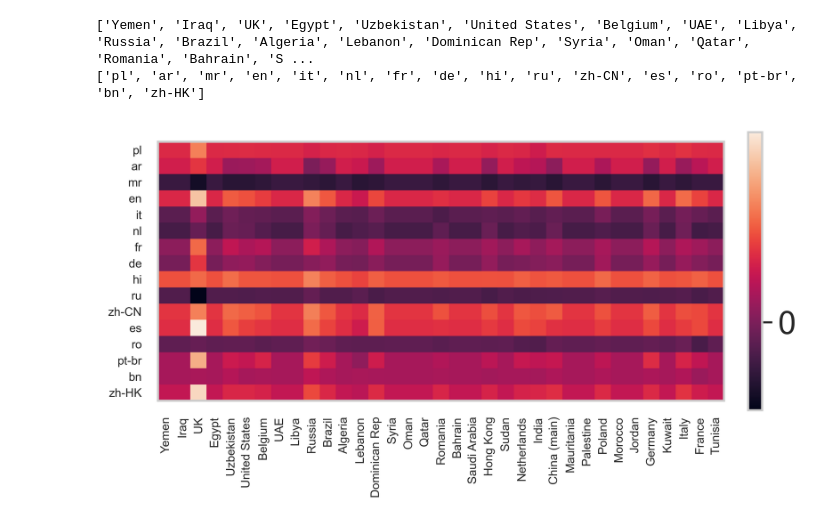
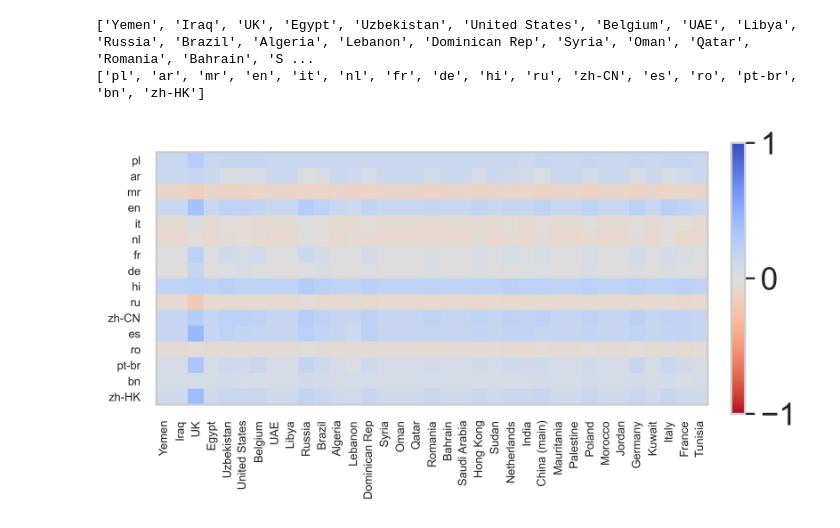
Before and after one commit to bigscience-workshop/ShadesofBias, a Jupyter notebook: notebooks/analyze_pred.ipynb, the cells around one changed output. Cells and saved outputs as stored; diff of their text form; code cells hidden in the pictures.

Commit message:
Adjust heatmap

```diff
--- a/notebooks/analyze_pred.ipynb
+++ b/notebooks/analyze_pred.ipynb
@@ -285,16 +285,16 @@ def create_heatmap_data(regions, langs, dataset):
 # %%
 # Mean value of agreement (The closer to 1, the more aggrement of the model with statement is stereotype)
 matrix = create_heatmap_data(regions, langs, linearize_region_language_data())
 # sns.set_theme(font_scale=2.1, style='whitegrid')
 sns.set_style("whitegrid", {'axes.grid' : False})
 fig, ax = plt.subplots()
-im = ax.imshow(matrix)
+im = ax.imshow(matrix, cmap="coolwarm_r", vmin=-1.0, vmax=1.0)
 ax.set_xticks([i for i in range(len(regions))])
 ax.set_yticks([i for i in range(len(langs))])
 ax.set_xticklabels(regions, rotation='vertical', fontsize=7)
 ax.set_yticklabels(langs, fontsize=7)
 cbar = fig.colorbar(im, ticks=[-1, 0, 1], fraction=0.023, pad=0.04)
 plt.savefig(os.path.join(os.environ['BASE_DIR'], "figures", f"regions_vs_langauge.pdf"), bbox_inches='tight')
 plt.show()
 # %% [output]
-[figure, old version]
+[figure, new version]
```
Also changed, not shown: 1 other file.
